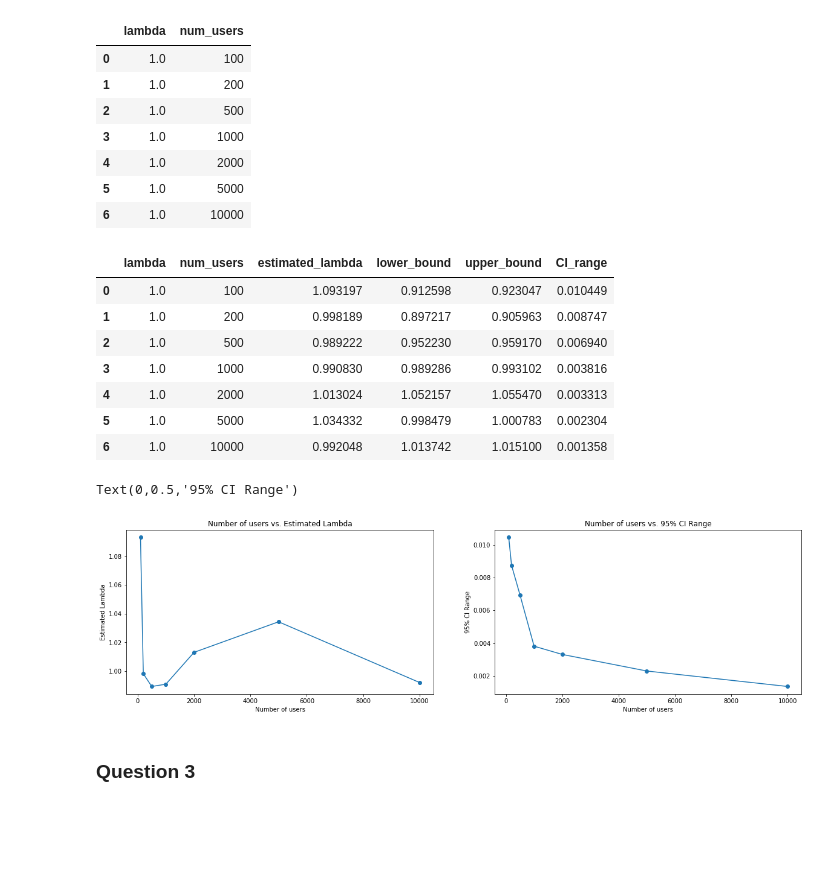
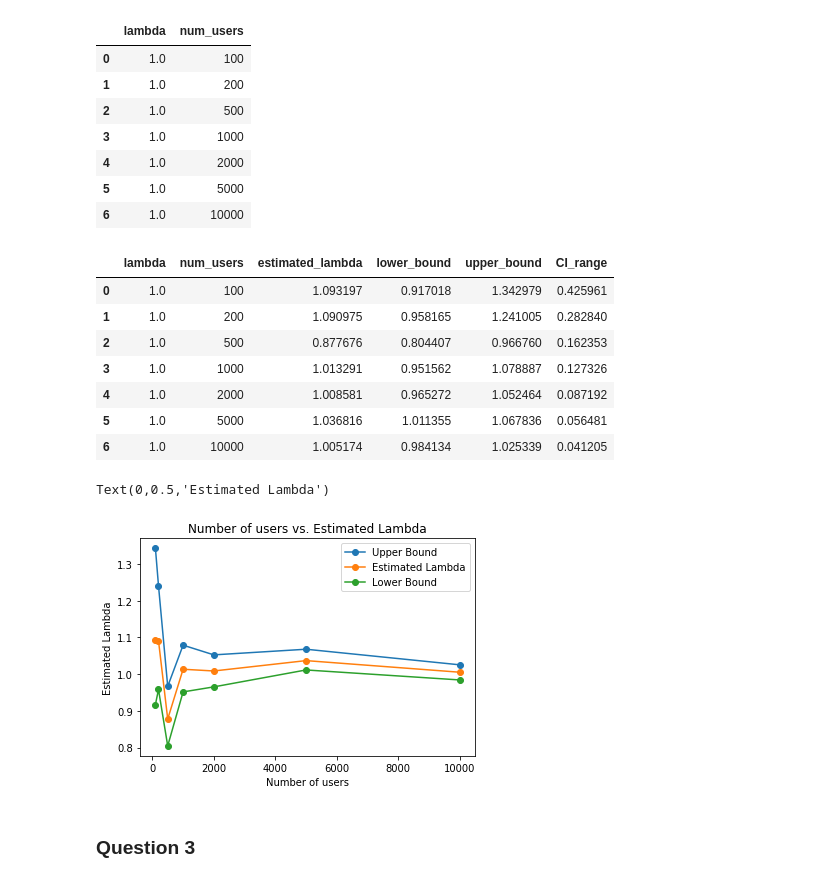
Before and after one commit to maisely/funnel-simulation, a Jupyter notebook: msan603_funnel.ipynb, the cells around one changed output. Cells and saved outputs as stored; diff of their text form; code cells hidden in the pictures; blank space fills up the shorter version.

```diff
--- a/msan603_funnel.ipynb
+++ b/msan603_funnel.ipynb
@@ -143,37 +143,34 @@ lambdaCI_df
 | 6 | 1.0 | 10000 |
 # %%
 np.random.seed(42)
-lambdaCI_df['estimated_lambda'] = lambdaCI_df['num_users'].apply(lambda x: EstLam1(UserSim(x, lmbda = 1)))
-lambdaCI_df['lower_bound'], lambdaCI_df['upper_bound'] = zip(*lambdaCI_df['num_users'].apply(lambda x:
-                                                                 lambdaCI(UserSim(x, lmbda = 1), 500, 0.95)))
+# lambdaCI_df['estimated_lambda'] = lambdaCI_df['num_users'].apply(lambda x: EstLam1(UserSim(x, lmbda = 1)))
+lambdaCI_df['estimated_lambda'], lambdaCI_df['lower_bound'], lambdaCI_df['upper_bound'] = \
+                zip(*lambdaCI_df['num_users'].apply(lambda x: lambdaCI(UserSim(x, lmbda = 1), 500, 0.05)))
 # %%
 lambdaCI_df['CI_range'] = lambdaCI_df['upper_bound'] - lambdaCI_df['lower_bound']
 lambdaCI_df
 # %% [output]
 |  | lambda | num_users | estimated_lambda | lower_bound | upper_bound | CI_range |
-| 0 | 1.0 | 100 | 1.093197 | 0.912598 | 0.923047 | 0.010449 |
-| 1 | 1.0 | 200 | 0.998189 | 0.897217 | 0.905963 | 0.008747 |
-| 2 | 1.0 | 500 | 0.989222 | 0.952230 | 0.959170 | 0.006940 |
-| 3 | 1.0 | 1000 | 0.990830 | 0.989286 | 0.993102 | 0.003816 |
-| 4 | 1.0 | 2000 | 1.013024 | 1.052157 | 1.055470 | 0.003313 |
-| 5 | 1.0 | 5000 | 1.034332 | 0.998479 | 1.000783 | 0.002304 |
-| 6 | 1.0 | 10000 | 0.992048 | 1.013742 | 1.015100 | 0.001358 |
+| 0 | 1.0 | 100 | 1.093197 | 0.917018 | 1.342979 | 0.425961 |
+| 1 | 1.0 | 200 | 1.090975 | 0.958165 | 1.241005 | 0.282840 |
+| 2 | 1.0 | 500 | 0.877676 | 0.804407 | 0.966760 | 0.162353 |
+| 3 | 1.0 | 1000 | 1.013291 | 0.951562 | 1.078887 | 0.127326 |
+| 4 | 1.0 | 2000 | 1.008581 | 0.965272 | 1.052464 | 0.087192 |
+| 5 | 1.0 | 5000 | 1.036816 | 1.011355 | 1.067836 | 0.056481 |
+| 6 | 1.0 | 10000 | 1.005174 | 0.984134 | 1.025339 | 0.041205 |
 # %%
 plt.figure(figsize=(20,5))
-plt.subplot(1,2,1)
-plt.plot(lambdaCI_df['num_users'], lambdaCI_df['estimated_lambda'], marker='o')
+# plt.subplot(1,2,1)
+plt.plot(lambdaCI_df['num_users'], lambdaCI_df['upper_bound'], marker='o', label='Upper Bound')
+plt.plot(lambdaCI_df['num_users'], lambdaCI_df['estimated_lambda'], marker='o', label='Estimated Lambda')
+plt.plot(lambdaCI_df['num_users'], lambdaCI_df['lower_bound'], marker='o' , label='Lower Bound')
+plt.legend(loc='best')
 plt.title("Number of users vs. Estimated Lambda")
 plt.xlabel("Number of users")
 plt.ylabel("Estimated Lambda")
-
-plt.subplot(1,2,2)
-plt.plot(lambdaCI_df['num_users'], lambdaCI_df['CI_range'], marker='o')
-plt.title("Number of users vs. 95% CI Range")
-plt.xlabel("Number of users")
-plt.ylabel("95% CI Range")
 # %% [output]
-Text(0,0.5,'95% CI Range')
+Text(0,0.5,'Estimated Lambda')
-[figure, old version]
+[figure, new version]
 # %% [markdown]
 ### Question 3
 # %%
```
Also changed, not shown: parts of 2 cells of this notebook.
